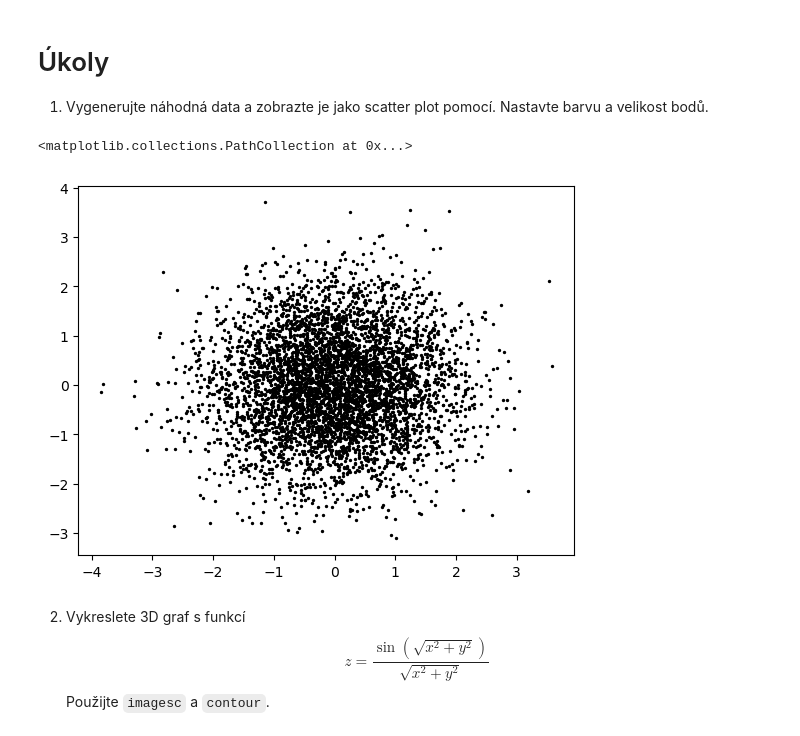
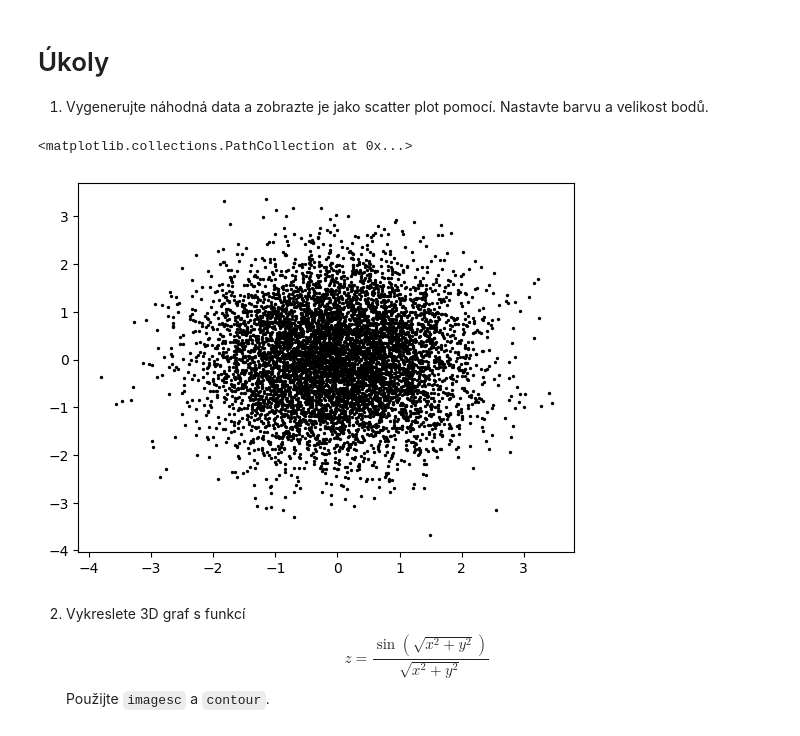
Before and after one commit to JonasKoziorek/VVP-koz0325, a Jupyter notebook: 04_ukoly.ipynb, the cells around one changed output. Drawn from its saved outputs; the diff is of its cells as text; code cells hidden in the pictures.

```diff
--- a/04_ukoly.ipynb
+++ b/04_ukoly.ipynb
@@ -6,12 +6,12 @@ import matplotlib.pyplot as plt
 
 1. Vygenerujte náhodná data a zobrazte je jako scatter plot pomocí. Nastavte barvu a velikost bodů.
 # %%
-x = np.random.randn(5000)
-y = np.random.randn(5000)
+x = np.random.randn(7000)
+y = np.random.randn(7000)
 plt.scatter(x,y, color = "black", s = 2)
 # %% [output]
 <matplotlib.collections.PathCollection at 0x...>
-[figure, old version]
+[figure, new version]
 # %% [markdown]
 
 2. Vykreslete 3D graf s funkcí $$z = \frac{\sin(\sqrt{x^2 + y^2})}{\sqrt{x^2 + y^2}}$$ Použijte `imagesc` a `contour`.
```
Also changed, not shown: parts of 11 cells of this notebook.
